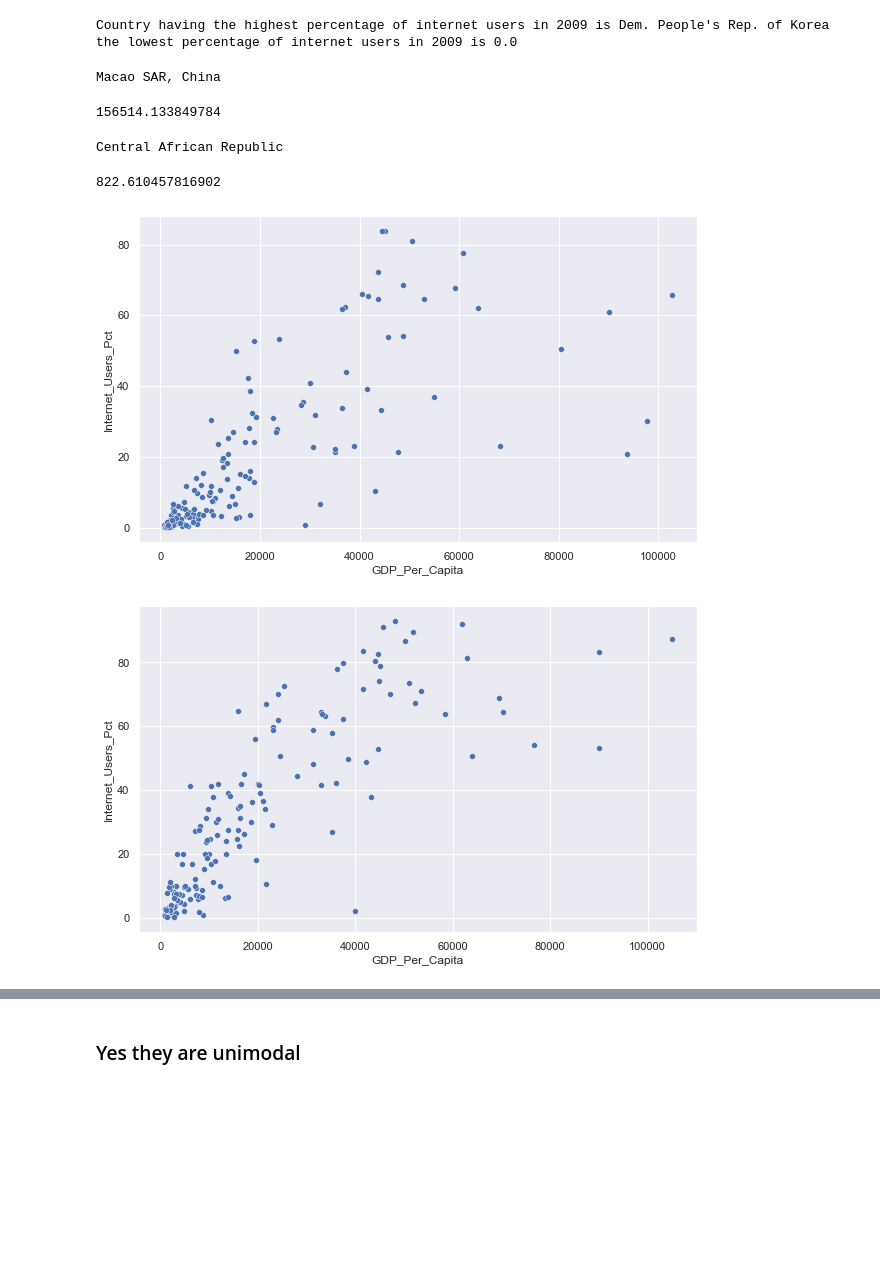
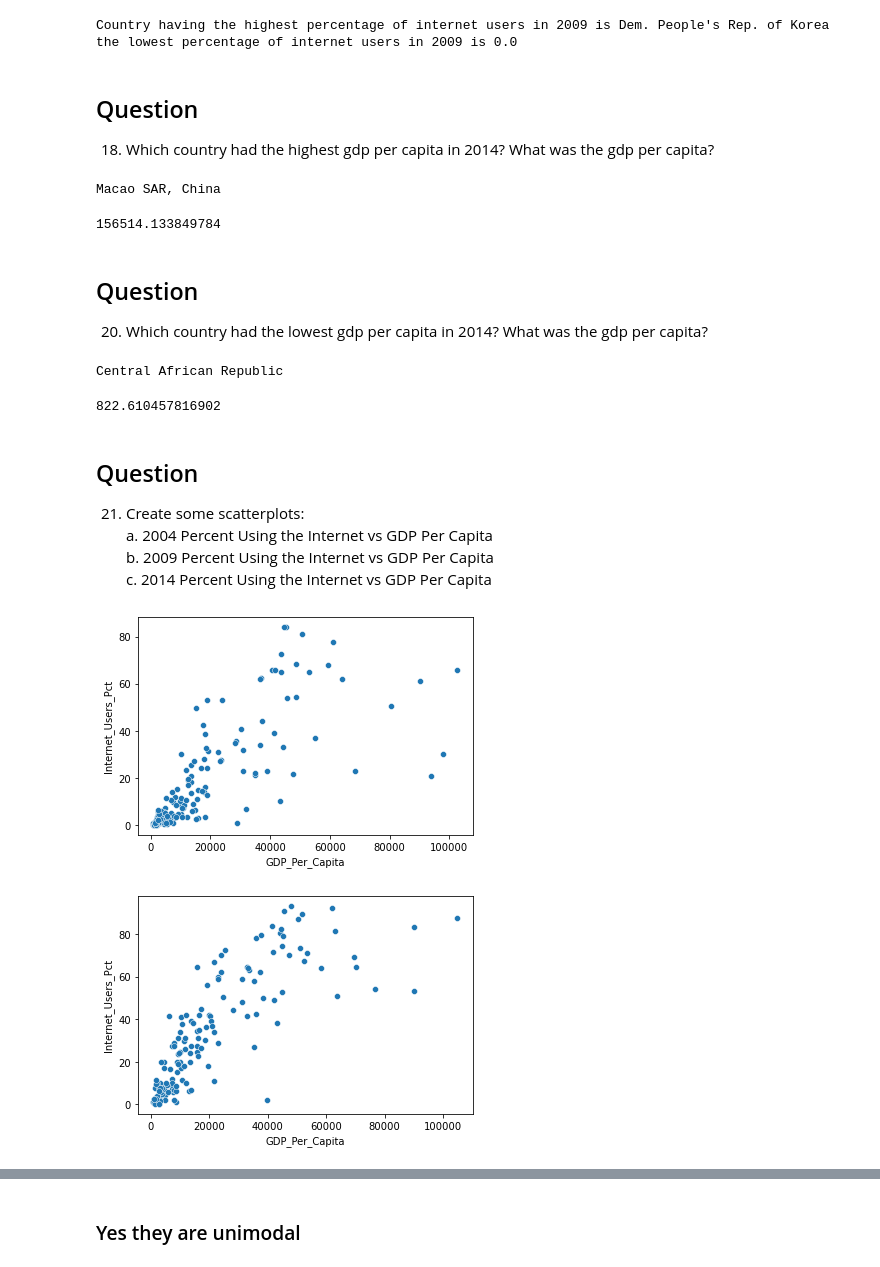
Before and after one commit to vnirmaladevi/gdp-and-internet-usage-vnirmaladevi, a Jupyter notebook: Notebook/UN Project.ipynb, the cells around one changed output, grey strips where cells are left out. Cells and saved outputs as stored; diff of their text form; code cells hidden in the pictures; blank space fills up the shorter version.

```diff
--- a/Notebook/UN Project.ipynb
+++ b/Notebook/UN Project.ipynb
@@ -194,2 +235,3 @@ internet_df_new.head()
 # %%
-gdp_and_internet_use=pd.merge(gdp_df_new,internet_df_new,how='outer',left_on =[ 'Country','Year'], right_on = ['Country','Year'])
+gdp_and_internet_use=pd.merge(gdp_df_new,internet_df_new,left_on =['Country','Year'],
+                              right_on = ['Country','Year'],how='outer')
@@ -321,6 +389,9 @@ print("the lowest percentage of internet users in 2009 is", min_int_perc)
 # %% [output]
 Country having the highest percentage of internet users in 2009 is Dem. People's Rep. of Korea
 the lowest percentage of internet users in 2009 is 0.0
+# %% [markdown]
+## Question
+18.	Which country had the highest gdp per capita in 2014? What was the gdp per capita?
 # %%
 high_gdp_2014=gdp_df_new.query("Year==2014").GDP_Per_Capita.max()
 gdp_df_high_2014=gdp_df_new.query("Year==2014 & GDP_Per_Capita==@high_gdp_2014")
@@ -329,6 +400,9 @@ high_gdp_2014
 # %% [output]
 Macao SAR, China
 156514.133849784
+# %% [markdown]
+## Question
+20.	Which country had the lowest gdp per capita in 2014? What was the gdp per capita?
 # %%
 low_gdp_2014=gdp_df_new.query("Year==2014").GDP_Per_Capita.min()
 gdp_df_low_2014=gdp_df_new.query("Year==2014 & GDP_Per_Capita==@low_gdp_2014")
@@ -337,22 +411,28 @@ low_gdp_2014
 # %% [output]
 Central African Republic
 822.610457816902
+# %% [markdown]
+## Question
+21.	Create some scatterplots:
+    a.  2004 Percent Using the Internet vs GDP Per Capita
+    b.	2009 Percent Using the Internet vs GDP Per Capita
+    c.	2014 Percent Using the Internet vs GDP Per Capita
 # %%
-plt.figure(figsize = (10,6))
+plt.figure(figsize = (6,4))
 sns.style=("white Grid")
 sns.scatterplot(data = gdp_and_internet_2004,
                x = 'GDP_Per_Capita',
                y = 'Internet_Users_Pct'
             );
 # %% [output]
-[figure, old version]
+[figure, new version]
 # %%
-plt.figure(figsize = (10,6))
+plt.figure(figsize = (6,4))
 sns.style=("white Grid")
 sns.scatterplot(data = gdp_and_internet_2009,
                x = 'GDP_Per_Capita',
                y = 'Internet_Users_Pct'
             );
 # %% [output]
-[figure, old version]
+[figure, new version]
 # %%
```
Also changed, not shown: parts of 48 cells of this notebook.
